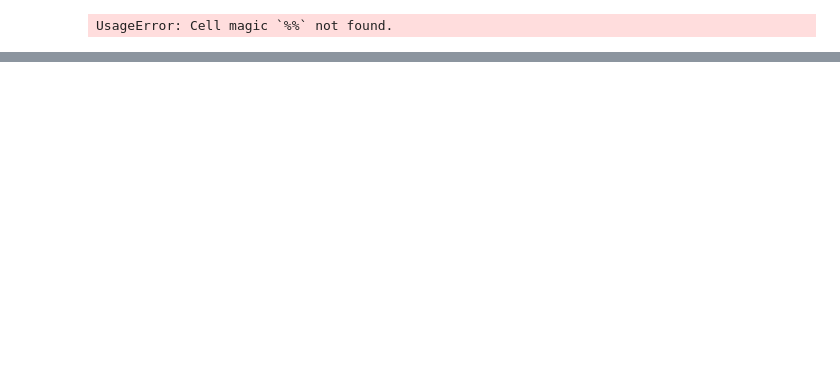
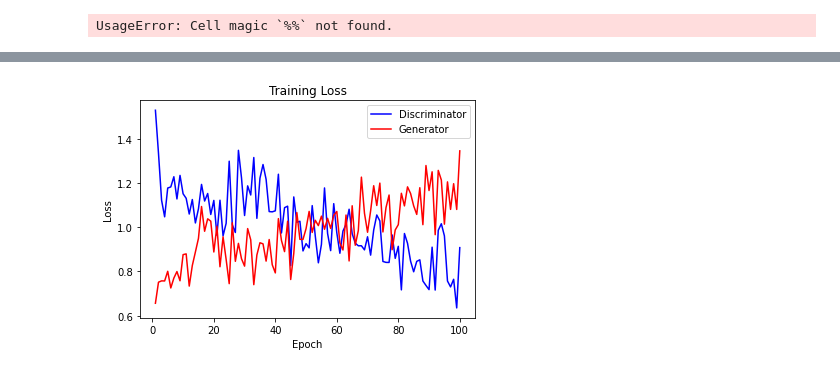
Before and after one commit to fusedbloxxer/deeplearning-gan-monet-painter, a Jupyter notebook: src/main.ipynb, the cells around one changed output, grey strips where cells are left out. Cells and saved outputs as stored; diff of their text form; code cells hidden in the pictures; blank space fills up the shorter version.

Commit message:
Add experimental changes
Not a real improvement

```diff
--- a/src/main.ipynb
+++ b/src/main.ipynb
@@ -115,7 +113,7 @@ noise = 128
 
 # Define GAN networks
 D = Discriminator(in_chan=3, features=64, channels=1, bias=True, device=device, \
-                  activ_fun=nn.ReLU(inplace=True)) \
+                  activ_fun=nn.LeakyReLU(inplace=True)) \
                  .to(device)
 G = Generator(noise=noise, features=1024, channels=3, bias=False, device=device, \
               activ_fun=nn.ReLU(inplace=True))         \
@@ -135,19 +133,27 @@ def preview_output(generator: nn.Module, noise: torch.Tensor, padding: int = 5):
 
     generator.train(previous_mode)
 # %%
-from torch.optim import Adam
+from torch.optim import Adam, SGD
 
+# Initialize loss vectors
+losses_D = []
+losses_G = []
+
+# Initialize probability vectors
+prob_real = []
+prob_fake = []
+prob_fake_after_learn = []
 
 # Customize training loop
-epochs = 1000
+epochs = 100
 d_steps = 1
 
 # Custom batch_size
-batch_size = 12
+batch_size = 4
 
 # Create optimizers for each network
-optim_G = Adam(G.parameters(), lr=2e-4)
-optim_D = Adam(D.parameters(), lr=2e-4)
+optim_G = Adam(G.parameters(), lr=1e-5)
+optim_D = SGD(D.parameters(), lr=1e-5)
 
 # Specify label types
 fake_label = 0.
@@ -157,11 +163,11 @@ real_label = 1.
 loss_fn = torch.nn.BCELoss()
 
 # Prepare dataloader
-data_loader = DataLoader(monet_dataset, batch_size=batch_size, shuffle=True, num_workers=4)
 monet_dataset.transforms = torchvision.transforms.Compose([
     torchvision.transforms.ConvertImageDtype(dtype=torch.float),
     torchvision.transforms.Normalize([0.5, 0.5, 0.5], [0.5, 0.5, 0.5])
 ])
+data_loader = DataLoader(monet_dataset, batch_size=batch_size, shuffle=True, num_workers=4)
 
 # Evaluate the same noise over time
 fixed_noise = torch.randn((25, noise), device=device)
@@ -232,4 +238,10 @@ for epoch in range(epochs):
 
     print(f'Epoch {epoch}, D_prob_real={prob_d_real:.2}, D_prob_fake1={prob_d_fake1:.2},',
           f'D_prob_fake2={prob_d_fake2:.2}, D_loss={loss_d:.2}, G_loss={loss_g_fake:.2}')
+
+    losses_D.append(loss_d.item())
+    losses_G.append(loss_g_fake.item())
+    prob_real.append(prob_d_real)
+    prob_fake.append(prob_d_fake1)
+    prob_fake_after_learn.append(prob_d_fake2)
 # %% [output]
@@ -253,0 +259,16 @@ G(fixed_noise).size()
+# %%
+
+# Plot losses
+def DGLoss(no_epochs, losses_D, losses_G):
+        epochs = range(1, no_epochs+1)
+        plt.plot(epochs, losses_D, 'b', label='Discriminator')
+        plt.plot(epochs, losses_G, 'r', label='Generator')
+        plt.legend()
+        plt.title('Training Loss')
+        plt.xlabel('Epoch')
+        plt.ylabel('Loss')
+        plt.show()
+
+DGLoss(epochs, losses_D, losses_G)
+# %% [output]
+[figure, added]
```
Also changed, not shown: parts of 5 cells of this notebook.
